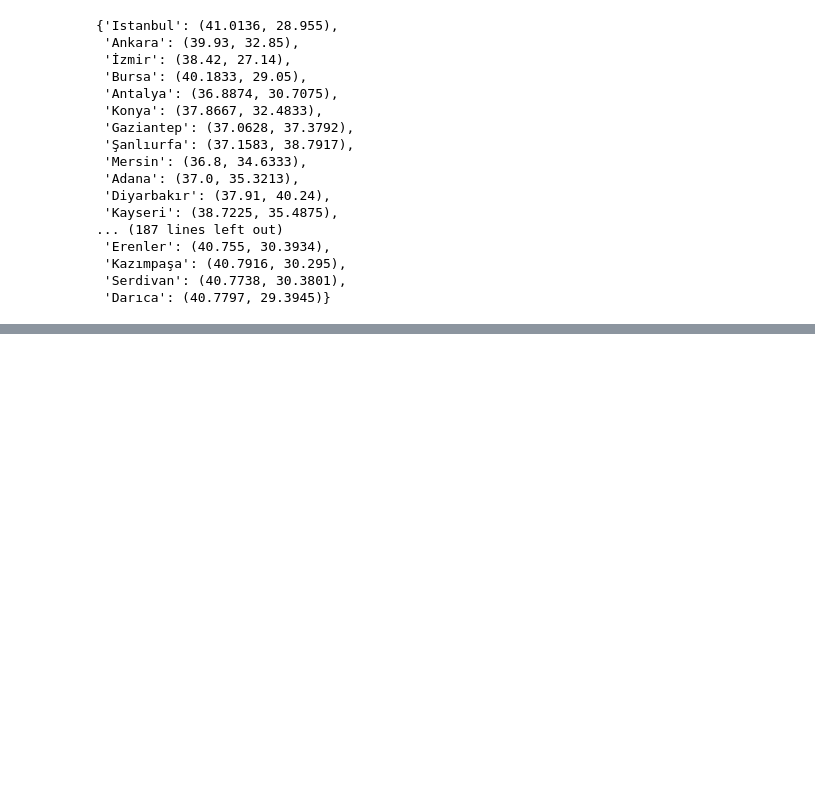
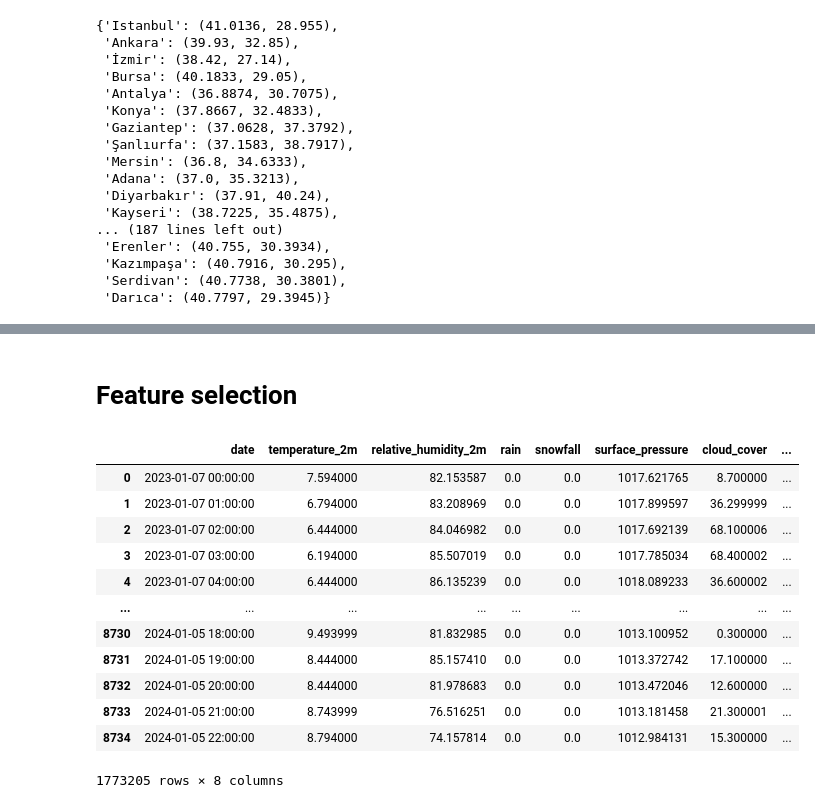
Before and after one commit to jbouveret18/Deep_Weather, a Jupyter notebook: Code.ipynb, the cells around one changed output, grey strips where cells are left out. Saved outputs shown, nothing was run; the diff lists cells and outputs as text; code cells hidden in the pictures; blank space fills up the shorter version.

Commit message:
Feature selection and training and test dataset

```diff
--- a/Code.ipynb
+++ b/Code.ipynb
@@ -168,0 +188,29 @@ Timezone difference to GMT+0 0 s
+# %% [markdown]
+# Feature selection
+# %%
+selected_features = data_frame.drop(columns=['temperature_2m', 'relative_humidity_2m','surface_pressure'])
+
+target_variables = ['rain','snowfall', 'cloud_cover', 'wind_speed_10m']
+
+# Assuming you want to predict each target variable for the next hour
+for target_variable in target_variables:
+    # Shift the target variable by 1 hour to align with features
+    data_frame[target_variable] = data_frame[target_variable].shift(-1)
+
+# Drop the last row to maintain alignment of features and labels
+data_frame = data_frame.dropna()
+data_frame
+# %% [output]
+|  | date | temperature_2m | relative_humidity_2m | rain | snowfall | surface_pressure | cloud_cover | ... |
+| 0 | 2023-01-07 00:00:00 | 7.594000 | 82.153587 | 0.0 | 0.0 | 1017.621765 | 8.700000 | ... |
+| 1 | 2023-01-07 01:00:00 | 6.794000 | 83.208969 | 0.0 | 0.0 | 1017.899597 | 36.299999 | ... |
+| 2 | 2023-01-07 02:00:00 | 6.444000 | 84.046982 | 0.0 | 0.0 | 1017.692139 | 68.100006 | ... |
+| 3 | 2023-01-07 03:00:00 | 6.194000 | 85.507019 | 0.0 | 0.0 | 1017.785034 | 68.400002 | ... |
+| 4 | 2023-01-07 04:00:00 | 6.444000 | 86.135239 | 0.0 | 0.0 | 1018.089233 | 36.600002 | ... |
+| ... | ... | ... | ... | ... | ... | ... | ... | ... |
+| 8730 | 2024-01-05 18:00:00 | 9.493999 | 81.832985 | 0.0 | 0.0 | 1013.100952 | 0.300000 | ... |
+| 8731 | 2024-01-05 19:00:00 | 8.444000 | 85.157410 | 0.0 | 0.0 | 1013.372742 | 17.100000 | ... |
+| 8732 | 2024-01-05 20:00:00 | 8.444000 | 81.978683 | 0.0 | 0.0 | 1013.472046 | 12.600000 | ... |
+| 8733 | 2024-01-05 21:00:00 | 8.743999 | 76.516251 | 0.0 | 0.0 | 1013.181458 | 21.300001 | ... |
+| 8734 | 2024-01-05 22:00:00 | 8.794000 | 74.157814 | 0.0 | 0.0 | 1012.984131 | 15.300000 | ... |
+1773205 rows × 8 columns
```
Also changed, not shown: parts of 8 cells of this notebook.
